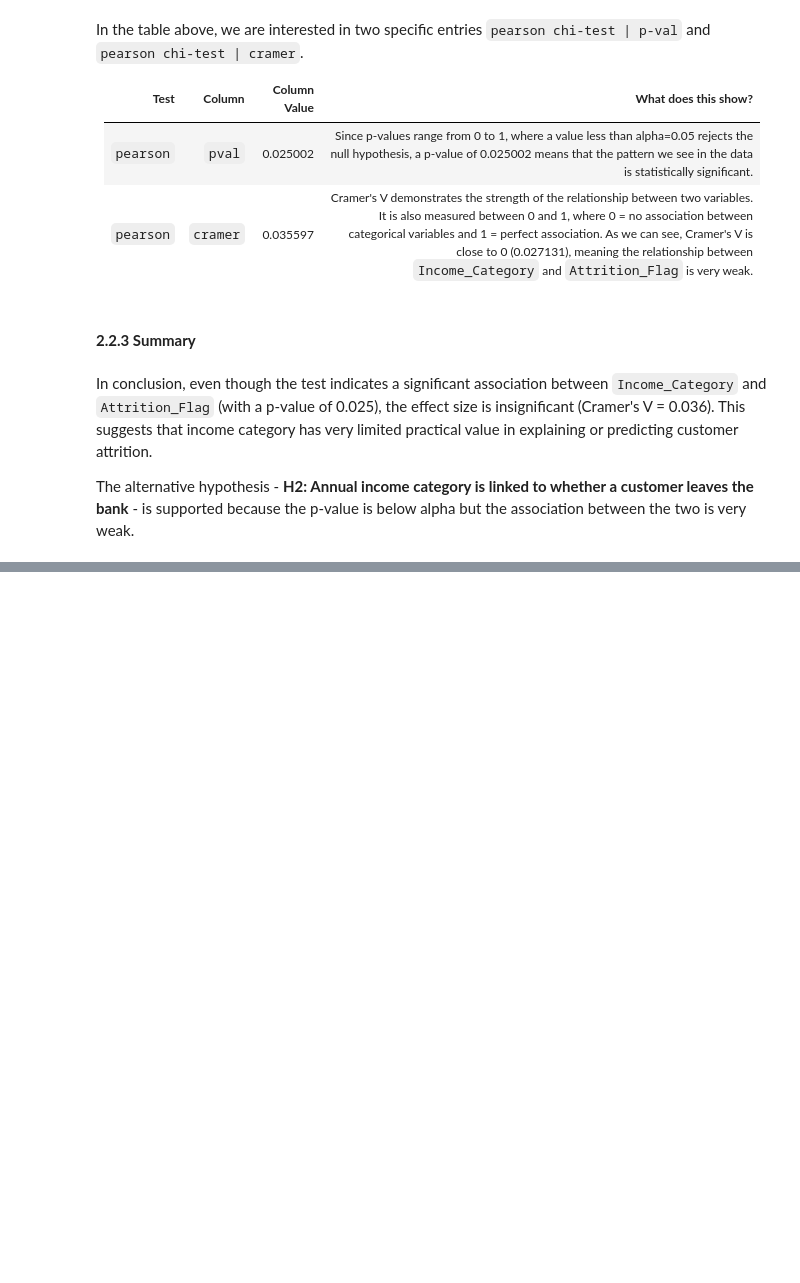
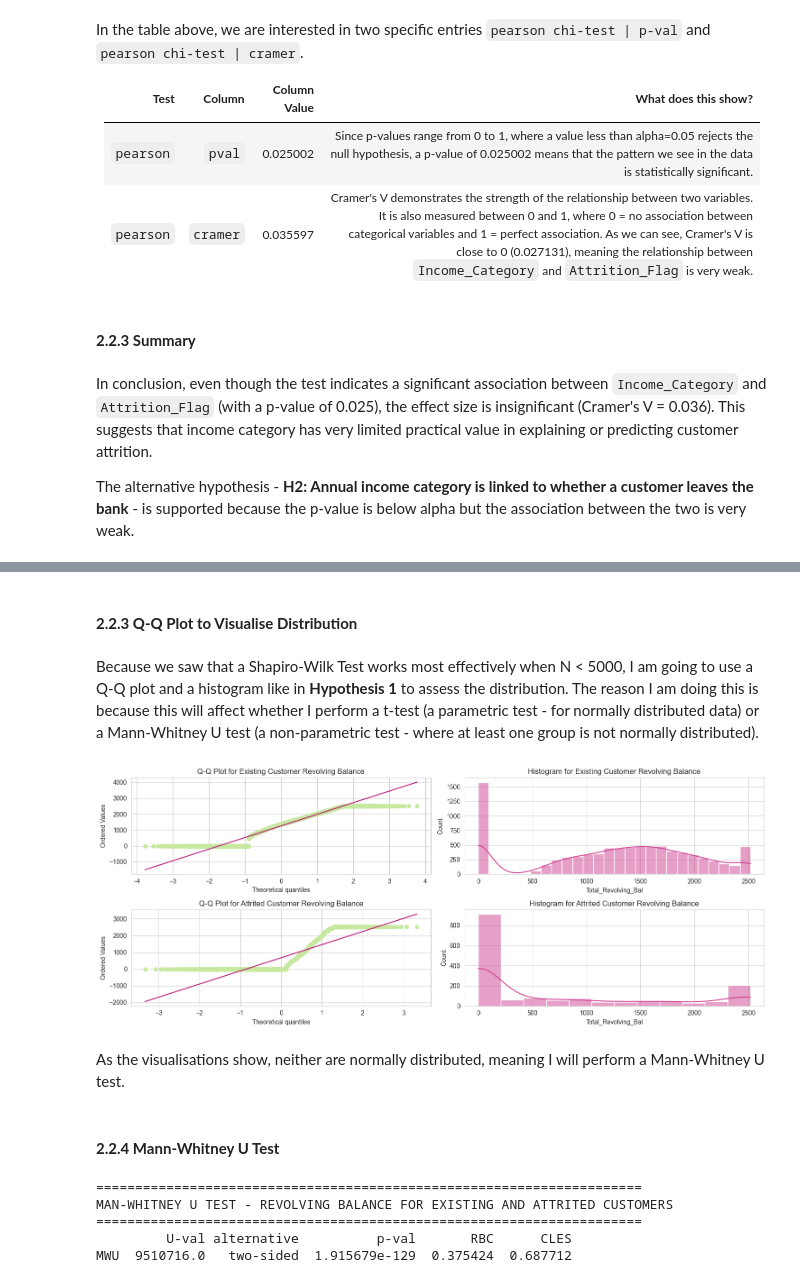
Before and after one commit to elhope23/credit-card-customer-churn-analysis, a Jupyter notebook: jupyter_notebooks/Stage3-Visualisation.ipynb, the cells around one changed output, grey strips where cells are left out. Drawn from its saved outputs; the diff is of its cells as text; code cells hidden in the pictures; blank space fills up the shorter version.

```diff
--- a/jupyter_notebooks/Stage3-Visualisation.ipynb
+++ b/jupyter_notebooks/Stage3-Visualisation.ipynb
@@ -616,0 +685,46 @@ The alternative hypothesis - **H2: Annual income category is linked to whether a
+# %% [markdown]
+#### **2.2.3 Q-Q Plot to Visualise Distribution**
+# %% [markdown]
+Because we saw that a Shapiro-Wilk Test works most effectively when N < 5000, I am going to use a Q-Q plot and a histogram like in **Hypothesis 1** to assess the distribution. The reason I am doing this is because this will affect whether I perform a t-test (a parametric test - for normally distributed data) or a Mann-Whitney U test (a non-parametric test - where at least one group is not normally distributed).
+# %%
+fig, axes = plt.subplots(nrows=2, ncols=2, figsize=(15, 6), tight_layout=True)
+
+# Plot a Q-Q plot for the existing_revolving_bal variable
+stats.probplot(existing_revolving_bal, dist="norm", plot=axes[0,0])
+axes[0,0].set_title("Q-Q Plot for Existing Customer Revolving Balance")
+axes[0,0].get_lines()[1].set_color("#BB1675")  # Set the colour of the Q-Q line
+axes[0,0].get_lines()[0].set_color("#C7E89F") # Set the colour of the data points
+
+# Plot a histogram for the existing_revolving_bal variable
+sns.histplot(data=existing_revolving_bal, kde=True, ax=axes[0,1])
+axes[0,1].set_title("Histogram for Existing Customer Revolving Balance")
+
+# Plot a Q-Q plot for the attrited_revolving_bal variable
+stats.probplot(attrited_revolving_bal, dist="norm", plot=axes[1,0])
+axes[1,0].set_title("Q-Q Plot for Attrited Customer Revolving Balance")
+axes[1,0].get_lines()[1].set_color("#BB1675")  # Set the color of the Q-Q line
+axes[1,0].get_lines()[0].set_color("#C7E89F") # Set the color of the data points
+
+# Plot a histogram for the attrited_revolving_bal variable
+sns.histplot(data=attrited_revolving_bal, kde=True, ax=axes[1,1])
+axes[1,1].set_title("Histogram for Attrited Customer Revolving Balance")
+
+plt.show()
+# %% [output]
+[figure, added]
+# %% [markdown]
+As the visualisations show, neither are normally distributed, meaning I will perform a Mann-Whitney U test.
+# %% [markdown]
+#### **2.2.4 Mann-Whitney U Test**
+# %%
+# Use pg.mwu() to perform a Mann-Whitney U test to compare the revolving balance of existing and attrited customers
+print("="*70)
+print("MAN-WHITNEY U TEST - REVOLVING BALANCE FOR EXISTING AND ATTRITED CUSTOMERS")
+print("="*70)
+print(pg.mwu(x=existing_revolving_bal, y=attrited_revolving_bal))
+# %% [output]
+======================================================================
+MAN-WHITNEY U TEST - REVOLVING BALANCE FOR EXISTING AND ATTRITED CUSTOMERS
+======================================================================
+         U-val alternative          p-val       RBC      CLES
+MWU  9510716.0   two-sided  1.915679e-129  0.375424  0.687712
```
Also changed, not shown: parts of 14 cells of this notebook.
